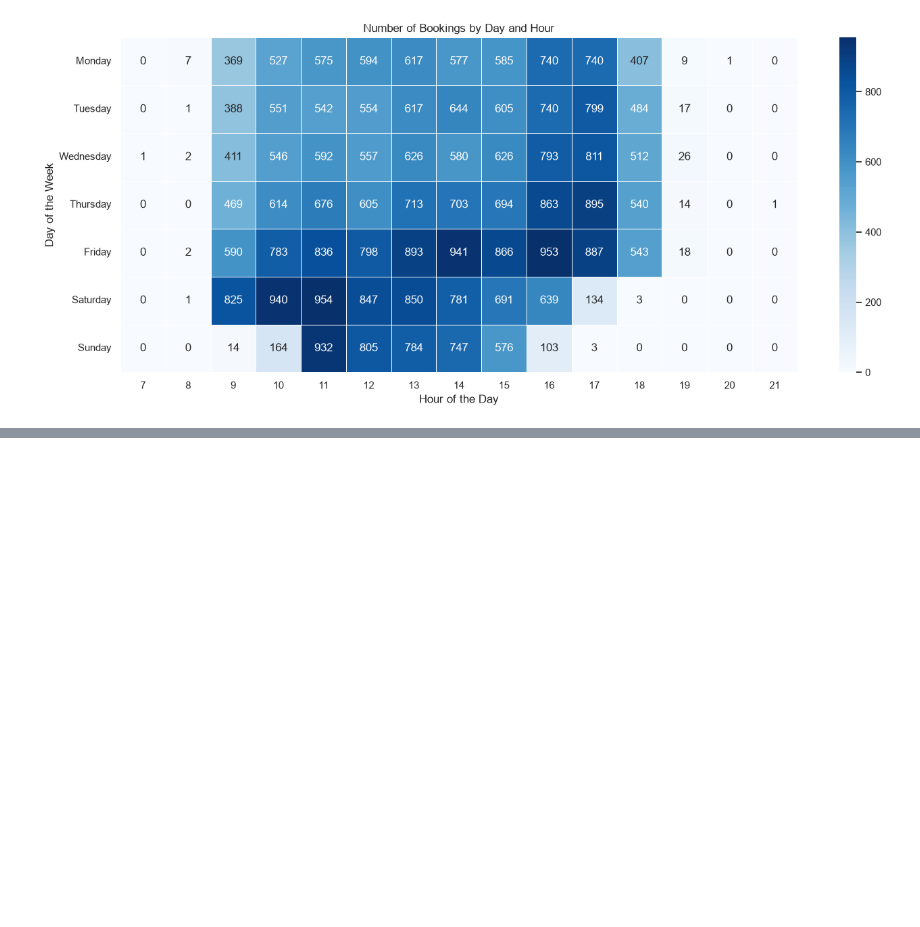
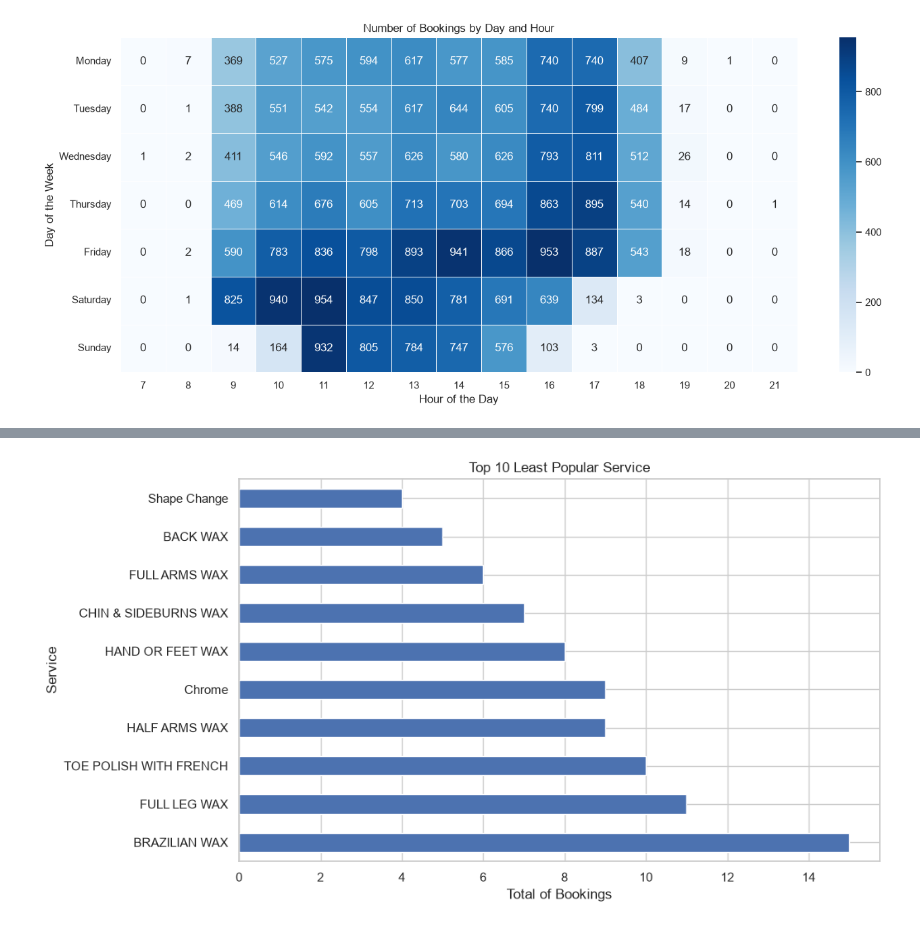
Before and after one commit to pdiuxinhxinh/Nails_Salon_Analysis, a Jupyter notebook: notebooks/eda.ipynb, the cells around one changed output, grey strips where cells are left out. Drawn from its saved outputs; the diff is of its cells as text; code cells hidden in the pictures; blank space fills up the shorter version.

```diff
--- a/notebooks/eda.ipynb
+++ b/notebooks/eda.ipynb
@@ -207,0 +277,11 @@ plt.show()
+# %%
+top_10_least_popular_services = df.groupby("service_name")["number"].nunique().sort_values(ascending=True).head(10)
+
+top_10_least_popular_services.plot(kind="barh", figsize=(10, 6))
+plt.title("Top 10 Least Popular Service")
+plt.xlabel("Total of Bookings")
+plt.ylabel("Service")
+plt.gca().invert_yaxis()
+plt.show()
+# %% [output]
+[figure, added]
```
Also changed, not shown: parts of 14 cells of this notebook, 1 other file.
